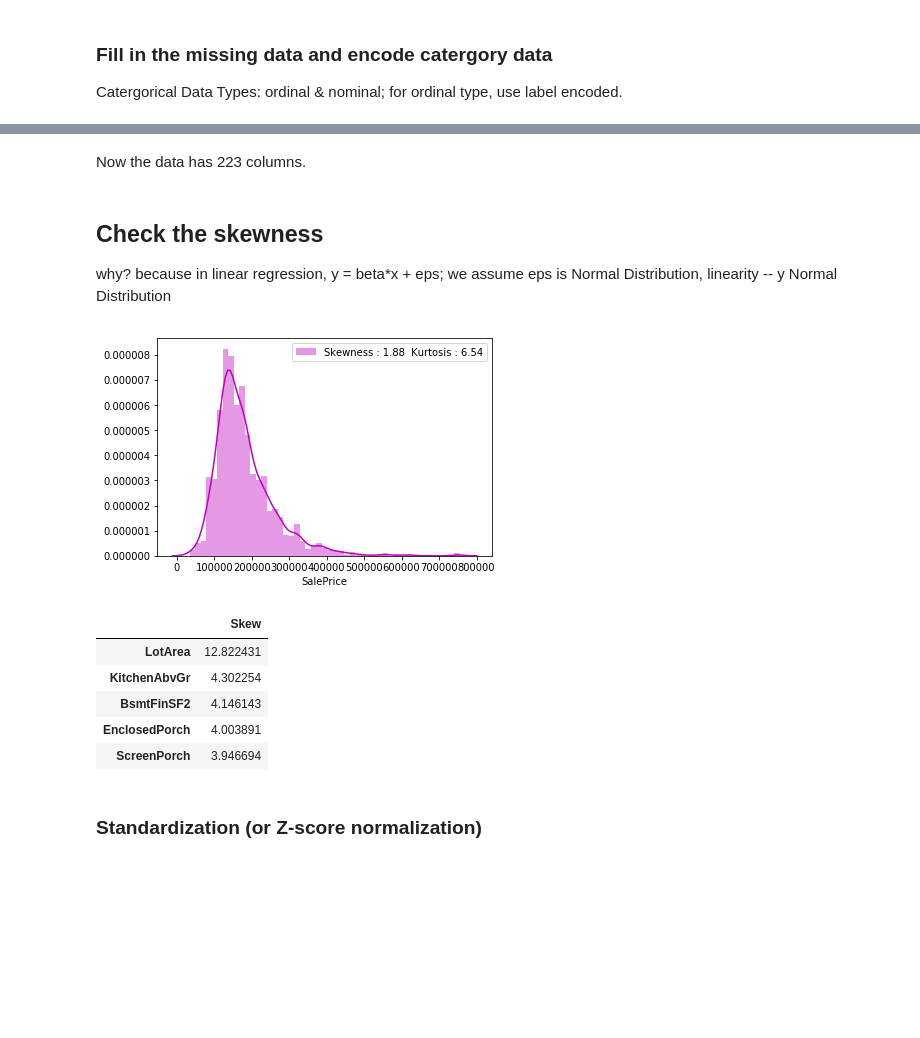
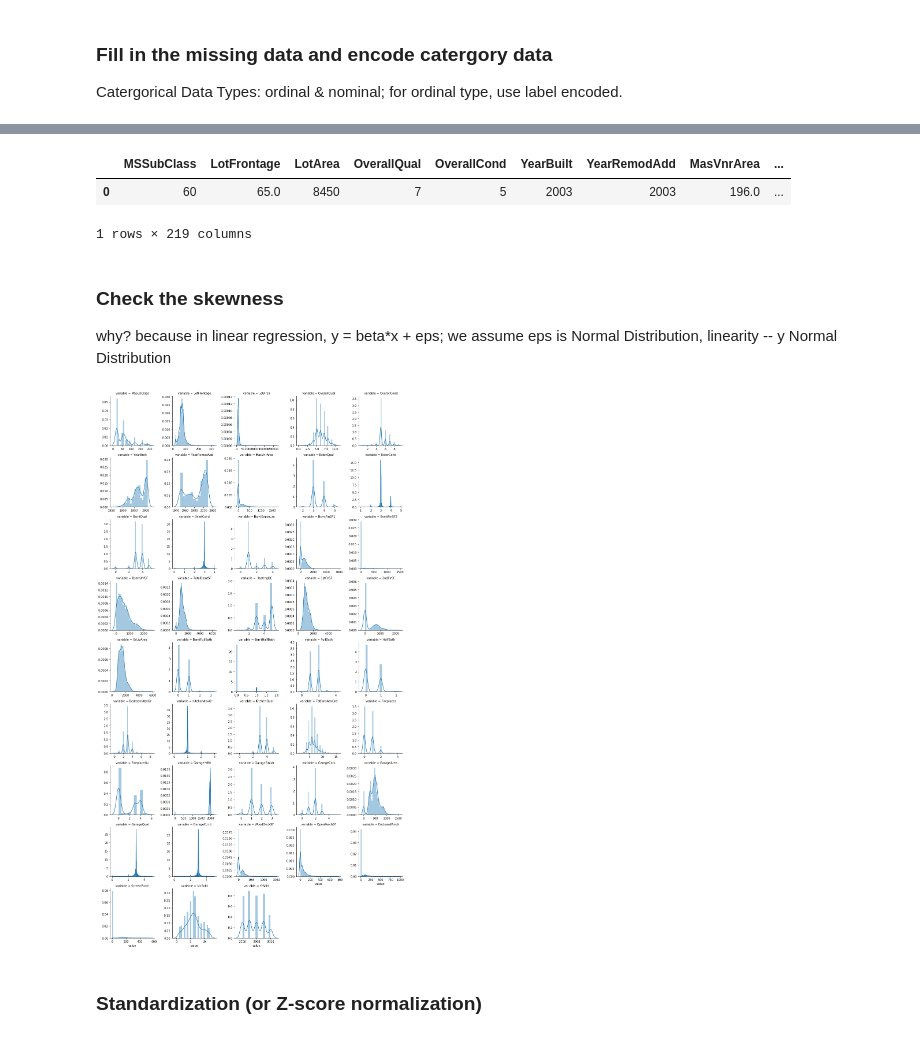
Before and after one commit to hanzhang0420/Housing, a Jupyter notebook: Housing.ipynb, the cells around one changed output, grey strips where cells are left out. Drawn from its saved outputs; the diff is of its cells as text; code cells hidden in the pictures; blank space fills up the shorter version.

```diff
--- a/Housing.ipynb
+++ b/Housing.ipynb
@@ -42,6 +43,12 @@ train = pd.read_csv('train.csv')
 test = pd.read_csv('test.csv')
 print('Length of trainning', len(train))
 print('Length of test', len(test))
+# combine train and test data
+df=pd.concat([train,test], axis=0,sort=False).reset_index(drop=True)
+# combine training and test
+
+df = df.drop(columns=['SalePrice'])
+print('Total Data Shape',df.shape)
 # %% [output]
 Length of trainning 1460
 Length of test 1459
@@ -97,3 +74,6 @@ N=pd.isnull(data_clean).sum().sort_values(ascending=False).head(30)
 # %%
-print([x for x in N.axes[0] if x in numeric_features.columns])
+categorical_col = df_clean.select_dtypes(include=[np.object]).columns
+N=pd.isnull(df_clean).sum().sort_values(ascending=False).head(30)
+
+print([x for x in N.axes[0] if x in df_clean.select_dtypes(include=[np.number]).columns])
 # %% [output]
@@ -101,17 +81,3 @@ print([x for x in N.axes[0] if x in numeric_features.columns])
 # %% [markdown]
 ### Fill in the missing data and encode catergory data
 Catergorical Data Types: ordinal & nominal; for ordinal type, use label encoded.
-# %%
-# Category features fill in the missing data
-for col in categorical_features.columns:
-    data_clean[col]=data_clean[col].fillna('None')
-
-# Numeric features
-for col in ('GarageYrBlt','MasVnrArea','BsmtHalfBath','BsmtFullBath','GarageCars',\
-            'GarageArea','BsmtFinSF2','BsmtFinSF1','BsmtUnfSF','TotalBsmtSF'):
-    data_clean[col] = data_clean[col].fillna(0)
-
-#col=data.columns
-data_clean.GarageYrBlt.fillna(2100,inplace=True)
-data_clean["LotFrontage"] = data_clean.groupby("Neighborhood")["LotFrontage"].transform(\
-    lambda x: x.fillna(x.median()))
@@ -126,6 +84 @@ ordinal_c=['ExterQual','ExterCond','HeatingQC','KitchenQual','FireplaceQu',\
-# %%
-from sklearn import preprocessing
-codes = {'Gd':4,'TA':3,'Ex':5,'Fa':2,'Po':1,'None':0}
-for col in ['ExterQual','ExterCond','HeatingQC','FireplaceQu','KitchenQual']:
-    data_clean[col] = data_clean[col].map(codes)
 # %%
@@ -162,27 +127,33 @@ data_dummy.head()
-# %% [markdown]
-Now the data has 223 columns.
+# %%
+df_clean.head(1)
+# %% [output]
+|  | MSSubClass | LotFrontage | LotArea | OverallQual | OverallCond | YearBuilt | YearRemodAdd | MasVnrArea | ... |
+| 0 | 60 | 65.0 | 8450 | 7 | 5 | 2003 | 2003 | 196.0 | ... |
+1 rows × 219 columns
 # %% [markdown]
-## Check the skewness
+### Check the skewness
 
 why? because in linear regression, y = beta*x + eps; we assume eps is Normal Distribution, linearity -- y Normal Distribution
-# %%
-g = sns.distplot(train['SalePrice'], color="m", label="Skewness : %.2f  Kurtosis : %.2f"\
-                %(train['SalePrice'].skew(), train['SalePrice'].kurt()))
-g = g.legend(loc="best")
-# %% [output]
-[figure, removed]
+# %%
+## visualize the distribution again
+temp = pd.melt(df_clean, value_vars=numeric_col)
+grid = sns.FacetGrid(temp, col="variable",  col_wrap=5 , height=3.0,
+                     aspect=1.0,sharex=False, sharey=False)
+grid.map(sns.distplot, "value")
+plt.show()
+# %% [output]
+[figure, added]
 # %%
 # Check the skew of all numerical features
 # Does it matter? Yes.
 from scipy.stats import norm, skew
-skewed_feats = data_dummy[numeric_features.columns].drop(columns=['SalePrice']).\
-                                     apply(lambda x: skew(x)).sort_values(ascending=False)
+skewed_feats = df_clean[numeric_col].apply(lambda x: skew(x)).sort_values(ascending=False)
 skewness = pd.DataFrame({'Skew' :skewed_feats})
-skewness.head(5)
+#skewness.head(5)
+
+skewness = skewness[abs(skewness) > 1.0]
+skewed_features = skewness.index
+lam = 0.25
+from scipy.special import boxcox1p
+for col in skewed_features:
+    df_clean[col] = boxcox1p(df_clean[col], lam)
-# %% [output]
-|  | Skew |
-| LotArea | 12.822431 |
-| KitchenAbvGr | 4.302254 |
-| BsmtFinSF2 | 4.146143 |
-| EnclosedPorch | 4.003891 |
-| ScreenPorch | 3.946694 |
```
Also changed, not shown: parts of 99 cells of this notebook, 1 other file.
